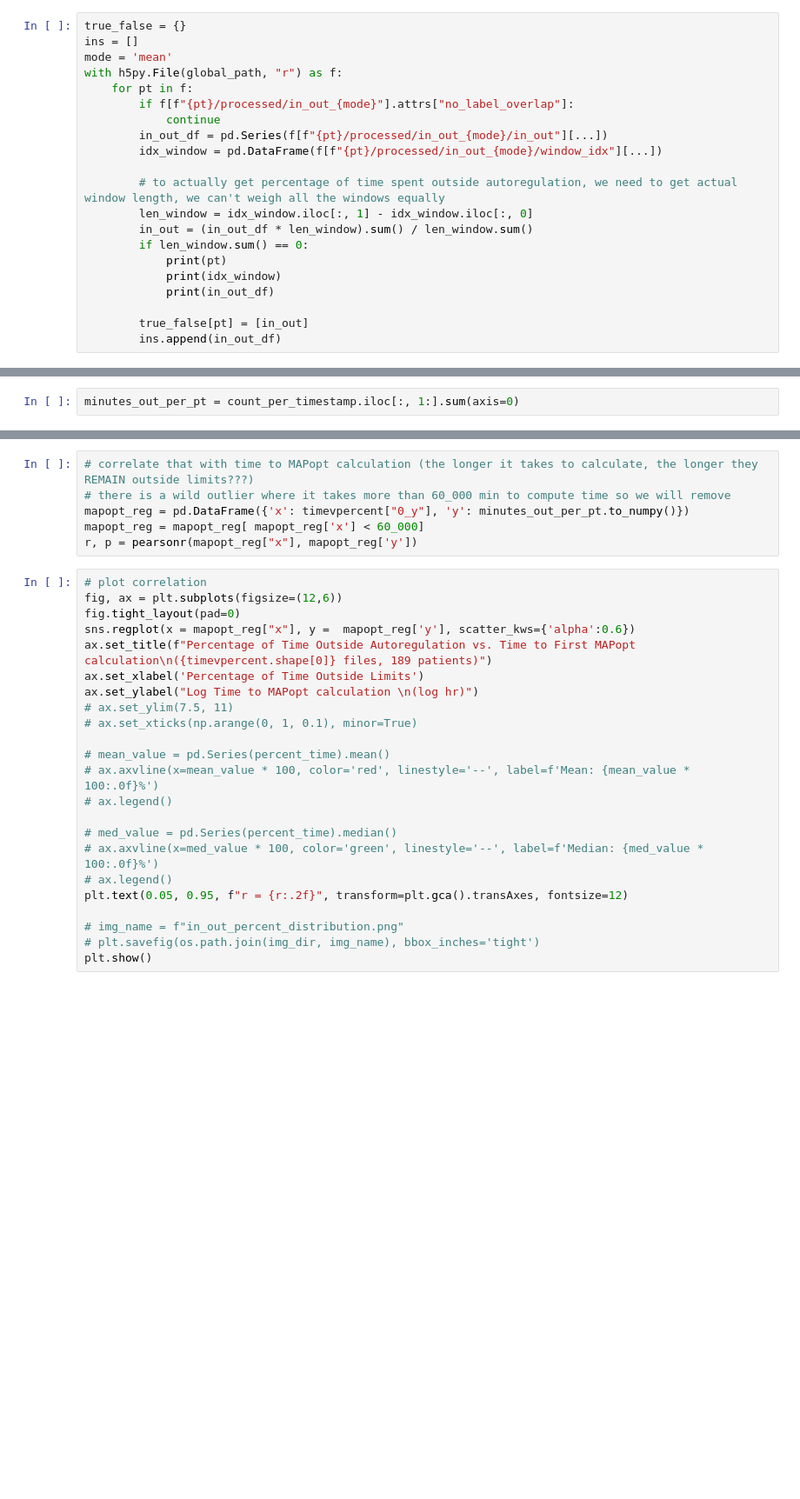
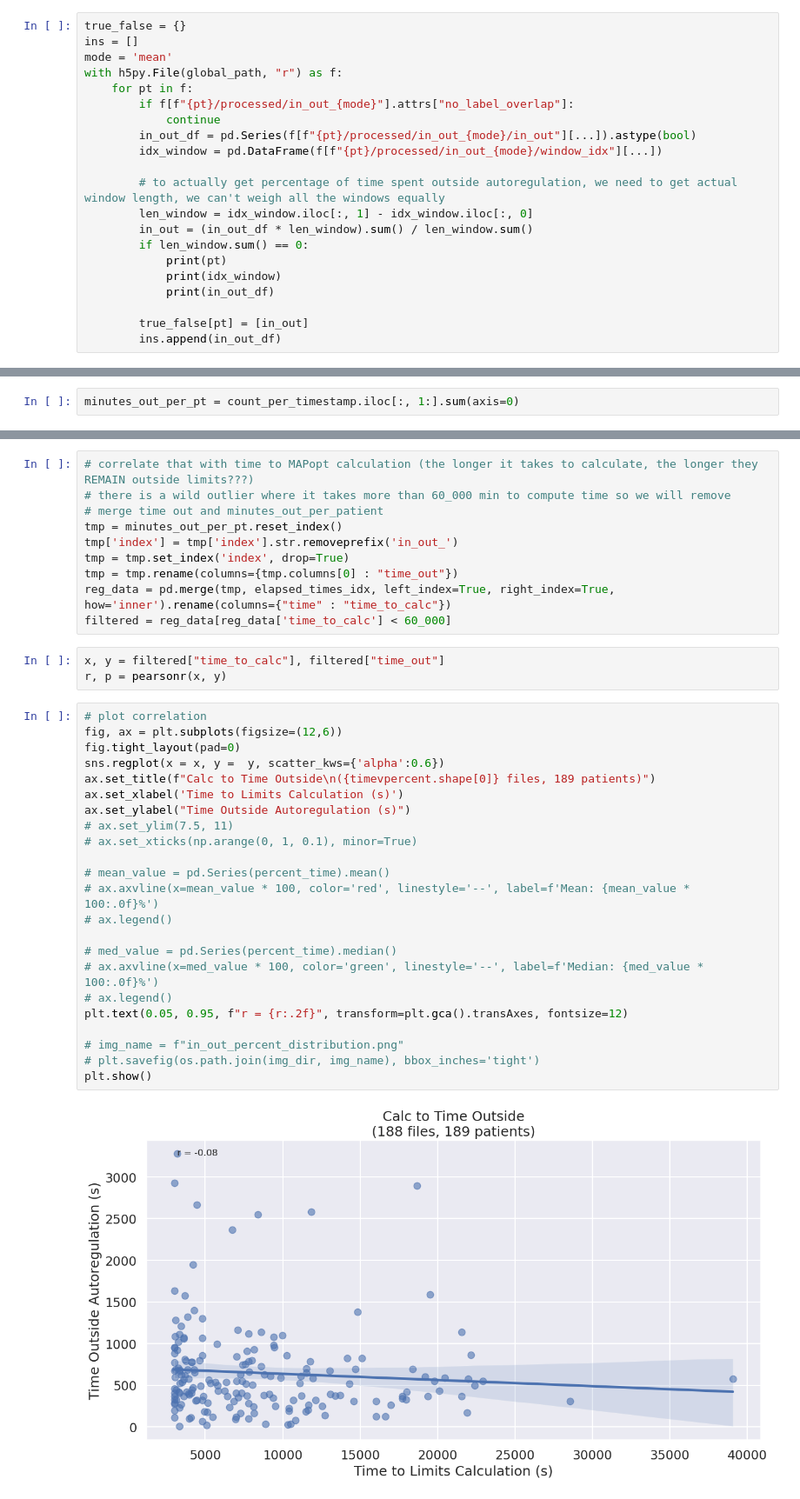
Before and after one commit to mattrosati/accelerate, a Jupyter notebook: notebooks/outside_limits.ipynb, the cells around one changed output, grey strips where cells are left out. Shown at 87% size. Drawn from its saved outputs; the diff is of its cells as text; blank space fills up the shorter version.

```diff
--- a/notebooks/outside_limits.ipynb
+++ b/notebooks/outside_limits.ipynb
@@ -72,7 +75,7 @@ with h5py.File(global_path, "r") as f:
     for pt in f:
         if f[f"{pt}/processed/in_out_{mode}"].attrs["no_label_overlap"]:
             continue
-        in_out_df = pd.Series(f[f"{pt}/processed/in_out_{mode}/in_out"][...])
+        in_out_df = pd.Series(f[f"{pt}/processed/in_out_{mode}/in_out"][...]).astype(bool)
         idx_window = pd.DataFrame(f[f"{pt}/processed/in_out_{mode}/window_idx"][...])
 
         # to actually get percentage of time spent outside autoregulation, we need to get actual window length, we can't weigh all the windows equally
@@ -252,29 +340,38 @@ minutes_out_per_pt
 # %%
 # correlate that with time to MAPopt calculation (the longer it takes to calculate, the longer they REMAIN outside limits???)
 # there is a wild outlier where it takes more than 60_000 min to compute time so we will remove
-mapopt_reg = pd.DataFrame({'x': timevpercent["0_y"], 'y': minutes_out_per_pt.to_numpy()})
-mapopt_reg = mapopt_reg[ mapopt_reg['x'] < 60_000]
-r, p = pearsonr(mapopt_reg["x"], mapopt_reg['y'])
+# merge time out and minutes_out_per_patient
+tmp = minutes_out_per_pt.reset_index()
+tmp['index'] = tmp['index'].str.removeprefix('in_out_')
+tmp = tmp.set_index('index', drop=True)
+tmp = tmp.rename(columns={tmp.columns[0] : "time_out"})
+reg_data = pd.merge(tmp, elapsed_times_idx, left_index=True, right_index=True, how='inner').rename(columns={"time" : "time_to_calc"})
+filtered = reg_data[reg_data['time_to_calc'] < 60_000]
+# %%
+x, y = filtered["time_to_calc"], filtered["time_out"]
+r, p = pearsonr(x, y)
 # %%
 # plot correlation
 fig, ax = plt.subplots(figsize=(12,6))
 fig.tight_layout(pad=0)
-sns.regplot(x = mapopt_reg["x"], y =  mapopt_reg['y'], scatter_kws={'alpha':0.6})
-ax.set_title(f"Percentage of Time Outside Autoregulation vs. Time to First MAPopt calculation\n({timevpercent.shape[0]} files, 189 patients)")
-ax.set_xlabel('Percentage of Time Outside Limits')
-ax.set_ylabel("Log Time to MAPopt calculation \n(log hr)")
+sns.regplot(x = x, y =  y, scatter_kws={'alpha':0.6})
+ax.set_title(f"Calc to Time Outside\n({timevpercent.shape[0]} files, 189 patients)")
+ax.set_xlabel('Time to Limits Calculation (s)')
+ax.set_ylabel("Time Outside Autoregulation (s)")
 # ax.set_ylim(7.5, 11)
 # ax.set_xticks(np.arange(0, 1, 0.1), minor=True)
 
 # mean_value = pd.Series(percent_time).mean()
 # ax.axvline(x=mean_value * 100, color='red', linestyle='--', label=f'Mean: {mean_value * 100:.0f}%')
 # ax.legend()
 
 # med_value = pd.Series(percent_time).median()
 # ax.axvline(x=med_value * 100, color='green', linestyle='--', label=f'Median: {med_value * 100:.0f}%')
 # ax.legend()
 plt.text(0.05, 0.95, f"r = {r:.2f}", transform=plt.gca().transAxes, fontsize=12)
 
 # img_name = f"in_out_percent_distribution.png"
 # plt.savefig(os.path.join(img_dir, img_name), bbox_inches='tight')
 plt.show()
+# %% [output]
+[figure, added]
```
Also changed, not shown: parts of 24 cells of this notebook, 4 other files.
